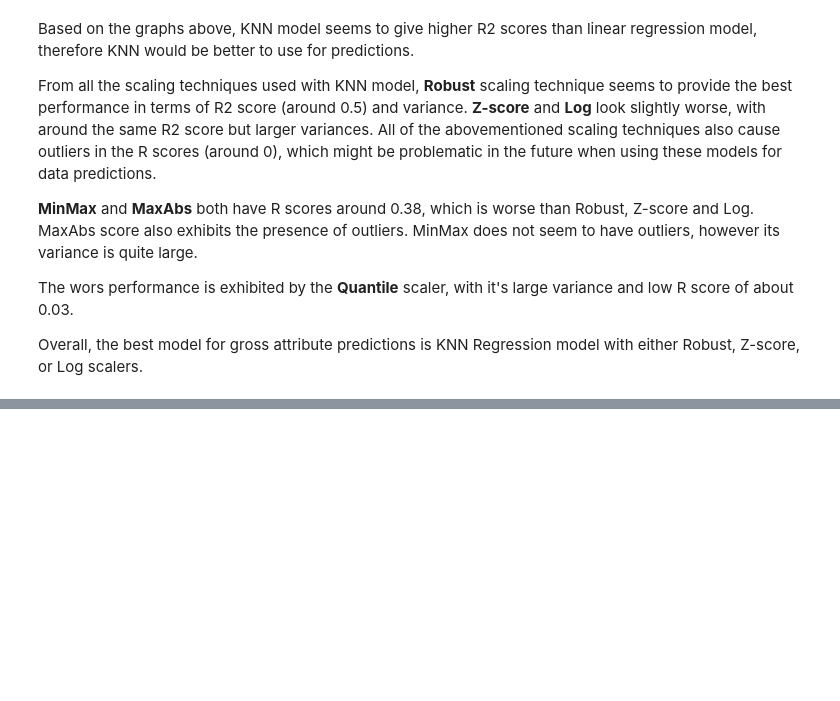
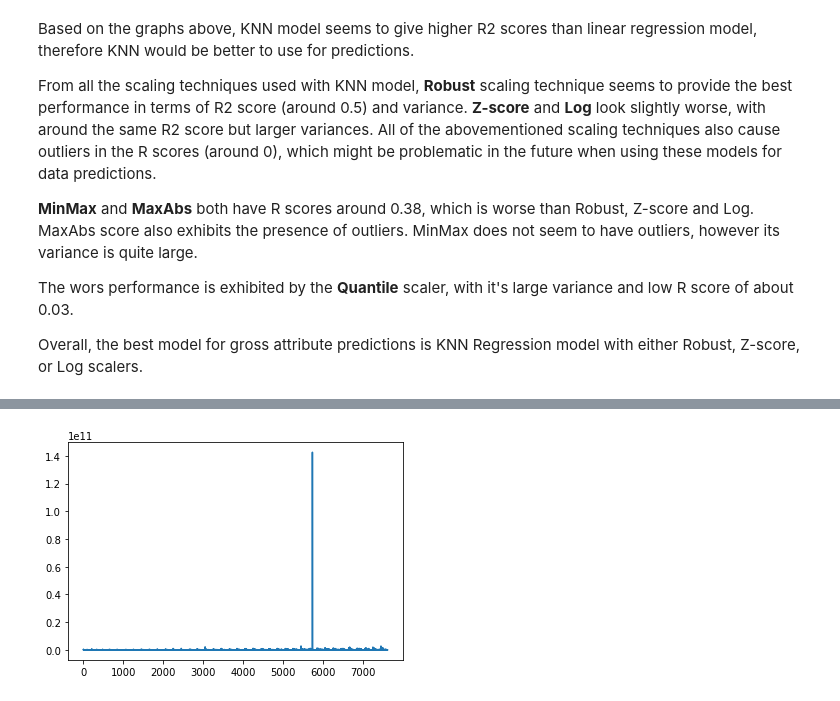
Before and after one commit to dchicasduena/COMP3400_Project, a Jupyter notebook: Iteration 2/Project2.ipynb, the cells around one changed output, grey strips where cells are left out. Saved outputs shown, nothing was run; the diff lists cells and outputs as text; code cells hidden in the pictures; blank space fills up the shorter version.

```diff
--- a/Iteration 2/Project2.ipynb
+++ b/Iteration 2/Project2.ipynb
@@ -402,0 +450,5 @@ Overall, the best model for gross attribute predictions is KNN Regression model
+# %%
+m2_predicted['gross'].plot()
+plt.show()
+# %% [output]
+[figure, added]
```
Also changed, not shown: parts of 6 cells of this notebook.
